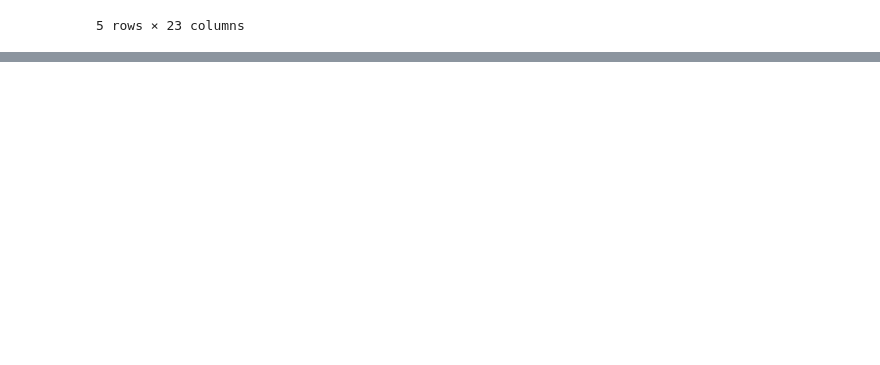
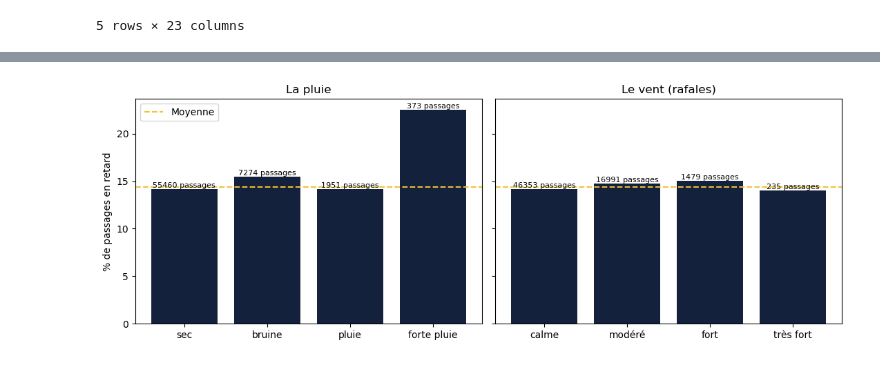
Before and after one commit to Aly2001/quai-nord, a Jupyter notebook: analyse_01.ipynb, the cells around one changed output, grey strips where cells are left out. Drawn from its saved outputs; the diff is of its cells as text; code cells hidden in the pictures; blank space fills up the shorter version.

```diff
--- a/analyse_01.ipynb
+++ b/analyse_01.ipynb
@@ -68,0 +227,14 @@ dtype: float64
+# %%
+tranches=[0, 1, 2, 4, 7, 10, 14, 100]
+nom_tranches=["1er","2e", "3e-4e", "5e-7e", "8e-10e", "11e-14e", "15e et +"]
+df_ter['position']=pd.cut(df_ter['ordre_arret'],bins=tranches,labels=nom_tranches)
+par_position=df_ter.groupby('position',observed=True)["en_retard"].agg(['mean','count'])
+par_position["mean"] = par_position["mean"] * 100
+
+par_position["mean"].plot(kind="bar", figsize=(8, 4), color="#14213D")
+plt.axhline(df_ter["en_retard"].mean() * 100, color="#F2C230", linestyle="--", label="Moyenne")
+plt.ylabel("% de passages en retard")
+plt.xlabel("Position de l'arrêt dans le trajet")
+plt.title("Le retard s'accumule-t-il au fil du trajet ?")
+plt.legend()
+plt.show()
@@ -68,0 +322,5 @@ dtype: float64
+# %%
+df_ter['famille']=df_ter['ligne'].str[0]
+print(df_ter.groupby('famille')['en_retard'].agg(['mean','count']).round(1))
+etreme=df_ter[df_ter['ligne'].isin(["K16", "K40","K21","K11", "C40", "P72", "C76", "P43"])]
+etreme.groupby('ligne')['nom_ligne'].first()
@@ -68,0 +351,9 @@ dtype: float64
+# %%
+#Analyse par rapport à la meteo
+passage_sans_plui=df_ter['pluie_mm'].isna().mean()*100
+print(passage_sans_plui)
+meteo=df_ter.dropna(subset=["pluie_mm", "rafales_kmh"]).copy()
+meteo['pluie']=pd.cut(meteo['pluie_mm'],bins=[-1, 0, 0.5, 2, 100],labels=["sec", "bruine", "pluie", "forte pluie"])
+meteo['vent']=pd.cut(meteo['rafales_kmh'],bins=[-1, 30, 50, 70, 200],labels=["calme", "modéré", "fort", "très fort"])
+print((meteo.groupby("pluie", observed=True)["en_retard"].agg(["mean", "count"]) * [100, 1]).round(1))
+print((meteo.groupby("vent", observed=True)["en_retard"].agg(["mean", "count"]) * [100, 1]).round(1))
@@ -68,0 +374,18 @@ dtype: float64
+# %%
+taux_pluie = meteo.groupby("pluie", observed=True)["en_retard"].agg(["mean", "count"])
+taux_vent = meteo.groupby("vent", observed=True)["en_retard"].agg(["mean", "count"])
+
+fig, (gauche, droite) = plt.subplots(1, 2, figsize=(11, 4), sharey=True)
+
+for axe, taux, titre in [(gauche, taux_pluie, "La pluie"), (droite, taux_vent, "Le vent (rafales)")]:
+    barres = axe.bar(taux.index.astype(str), taux["mean"] * 100, color="#14213D")
+    axe.axhline(meteo["en_retard"].mean() * 100, color="#F2C230", linestyle="--", label="Moyenne")
+    axe.bar_label(barres, labels=[f"{n} passages" for n in taux["count"]], fontsize=8)
+    axe.set_title(titre)
+
+gauche.set_ylabel("% de passages en retard")
+gauche.legend()
+plt.tight_layout()
+plt.show()
+# %% [output]
+[figure, added]
```
Also changed, not shown: parts of 18 cells of this notebook, 3 other files.
